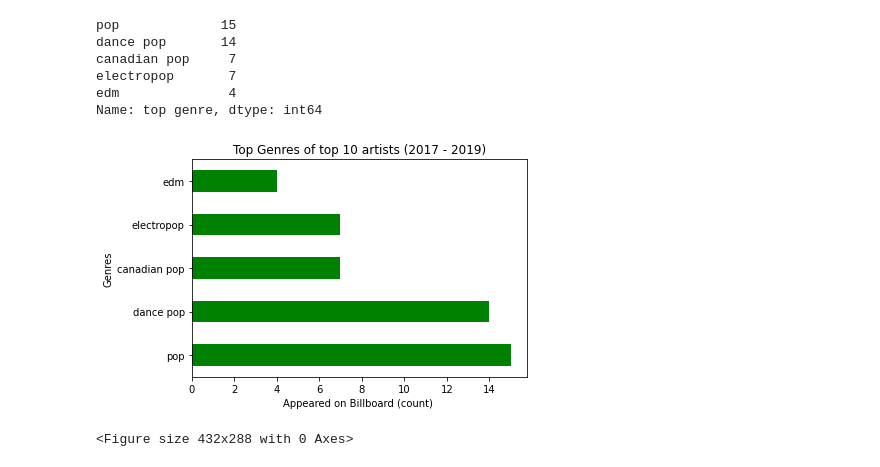
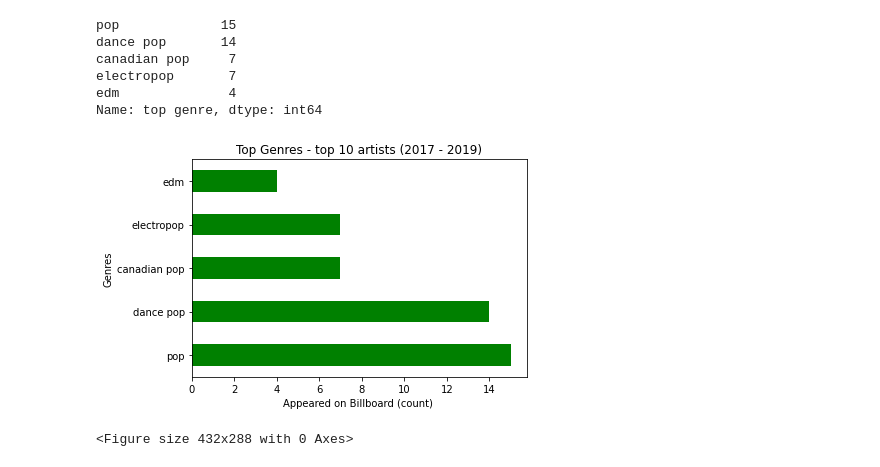
Before and after one commit to cscherer007/Hit-Song-Metric-Analysis, a Jupyter notebook: harsha/HV.ipynb, the cells around one changed output. Drawn from its saved outputs; the diff is of its cells as text; code cells hidden in the pictures.

```diff
--- a/harsha/HV.ipynb
+++ b/harsha/HV.ipynb
@@ -172,12 +172,12 @@ electropop       7
 edm              4
 Name: top genre, dtype: int64
 # %%
-top_art_gen.plot(kind = "barh", facecolor = "green", title = "Top Genres of top 10 artists (2017 - 2019)")
+top_art_gen.plot(kind = "barh", facecolor = "green", title = "Top Genres - Top 10 artists (2017 - 2019)")
 plt.xlabel("Appeared on Billboard (count) ")
 plt.ylabel("Genres")
 plt.savefig('data/top_gen_art.png')
 plt.show()
 plt.tight_layout()
 # %% [output]
-[figure, old version]
+[figure, new version]
 <Figure size 432x288 with 0 Axes>
```
Also changed, not shown: 1 other file.
